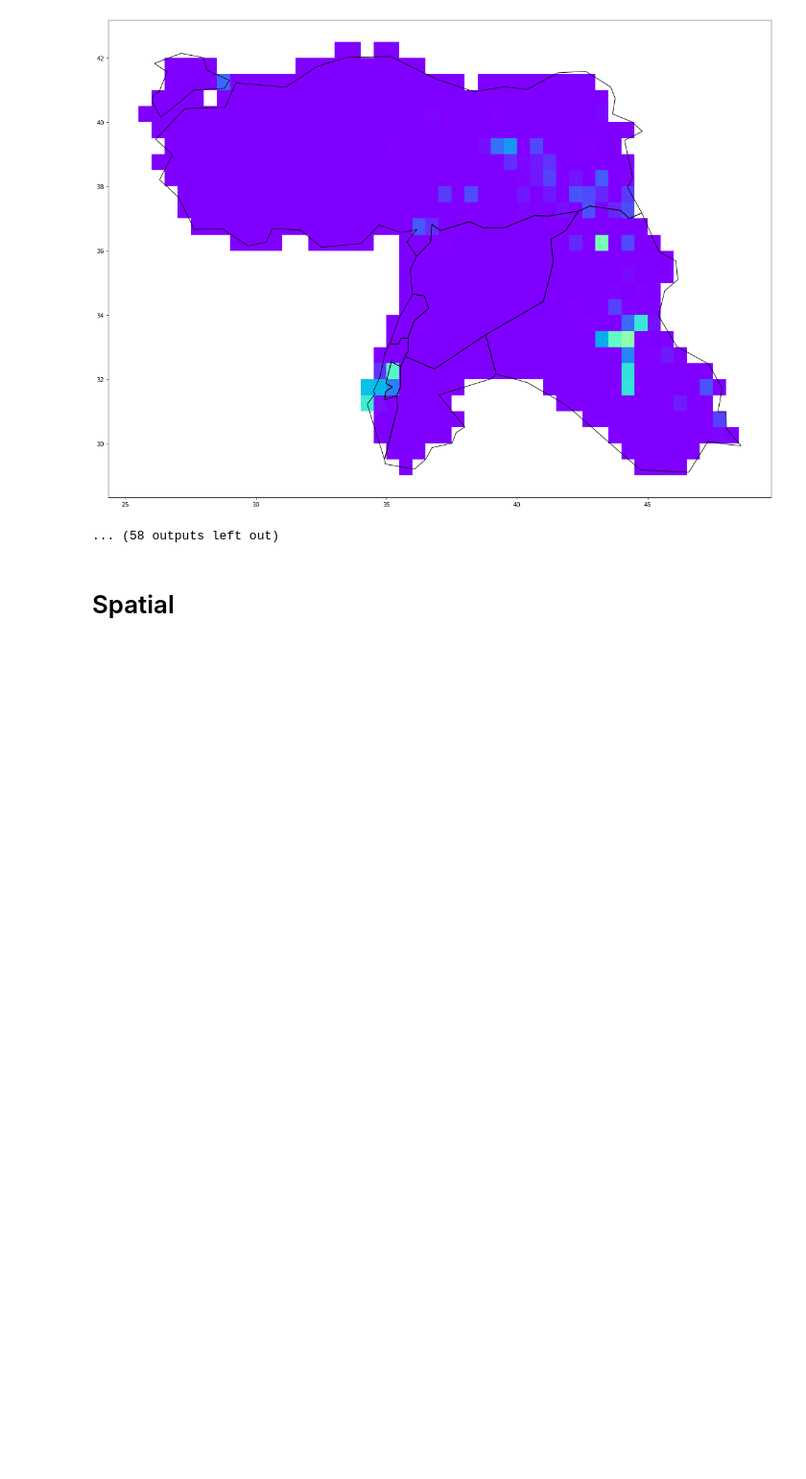
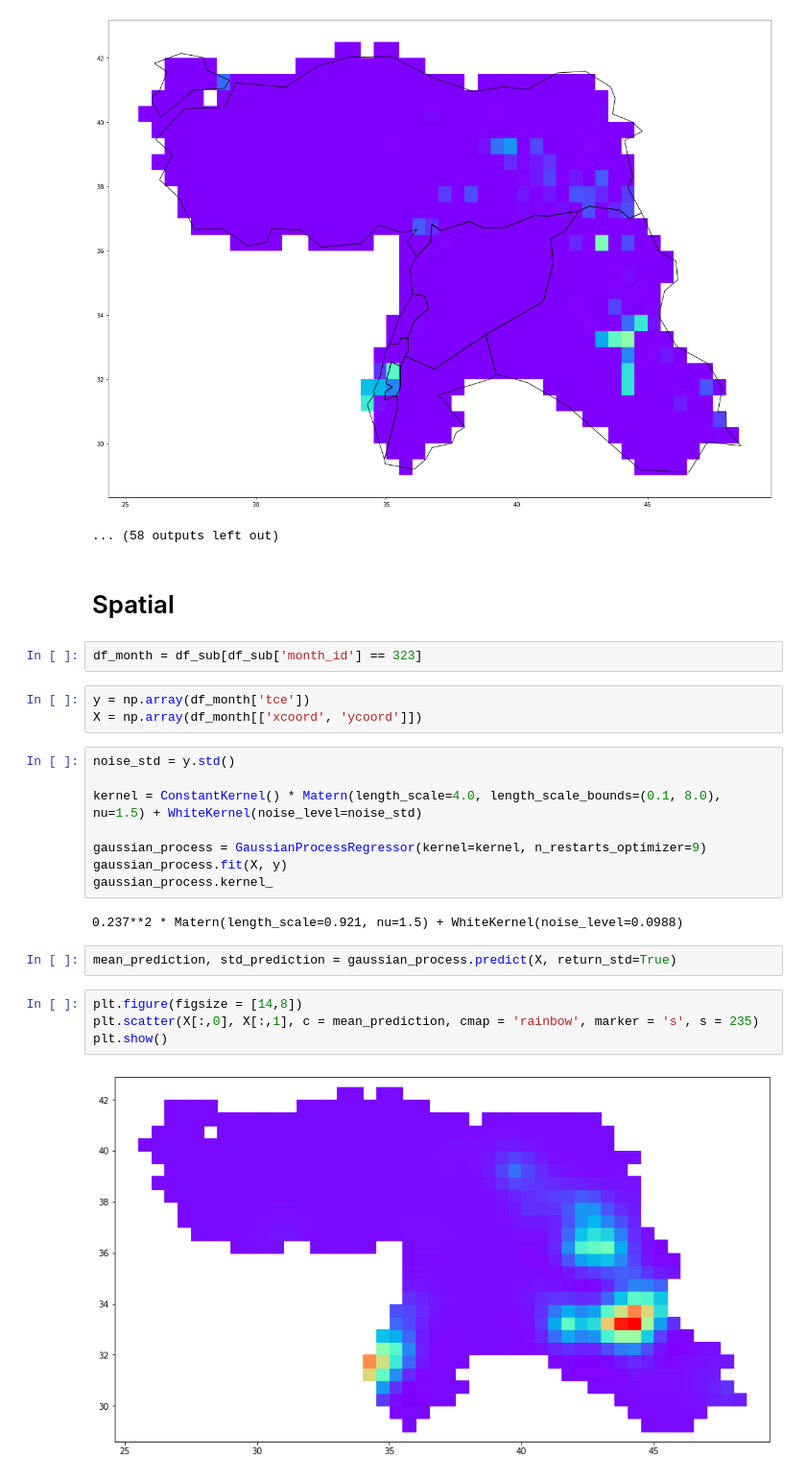
Before and after one commit to Polichinel/Detectron2, a Jupyter notebook: misc/estimating_exposure.ipynb, the cells around one changed output. Shown at 96% size. Cells and saved outputs as stored; diff of their text form; blank space fills up the shorter version.

```diff
--- a/misc/estimating_exposure.ipynb
+++ b/misc/estimating_exposure.ipynb
@@ -199,3 +199,26 @@ for i in sorted(df_sub['month_id'].unique())[180:215]:
 ... (58 outputs left out)
 # %% [markdown]
 # Spatial
+# %%
+df_month = df_sub[df_sub['month_id'] == 323]
+# %%
+y = np.array(df_month['tce'])
+X = np.array(df_month[['xcoord', 'ycoord']])
+# %%
+noise_std = y.std()
+
+kernel = ConstantKernel() * Matern(length_scale=4.0, length_scale_bounds=(0.1, 8.0), nu=1.5) + WhiteKernel(noise_level=noise_std)
+
+gaussian_process = GaussianProcessRegressor(kernel=kernel, n_restarts_optimizer=9)
+gaussian_process.fit(X, y)
+gaussian_process.kernel_
+# %% [output]
+0.237**2 * Matern(length_scale=0.921, nu=1.5) + WhiteKernel(noise_level=0.0988)
+# %%
+mean_prediction, std_prediction = gaussian_process.predict(X, return_std=True)
+# %%
+plt.figure(figsize = [14,8])
+plt.scatter(X[:,0], X[:,1], c = mean_prediction, cmap = 'rainbow', marker = 's', s = 235)
+plt.show()
+# %% [output]
+[figure, added]
```
Also changed, not shown: parts of 2 cells of this notebook.
